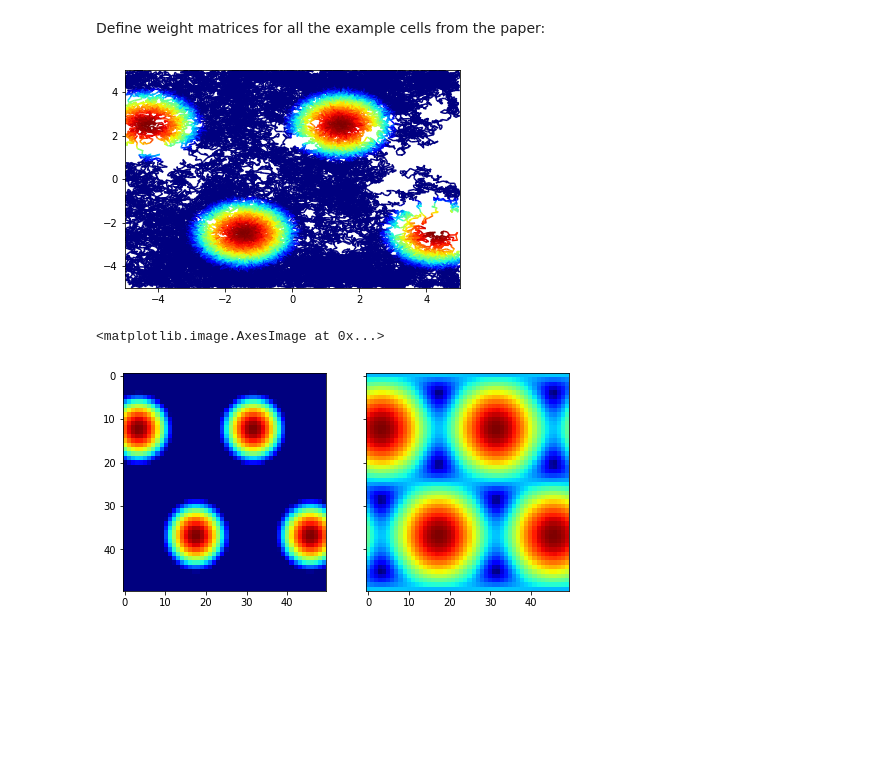
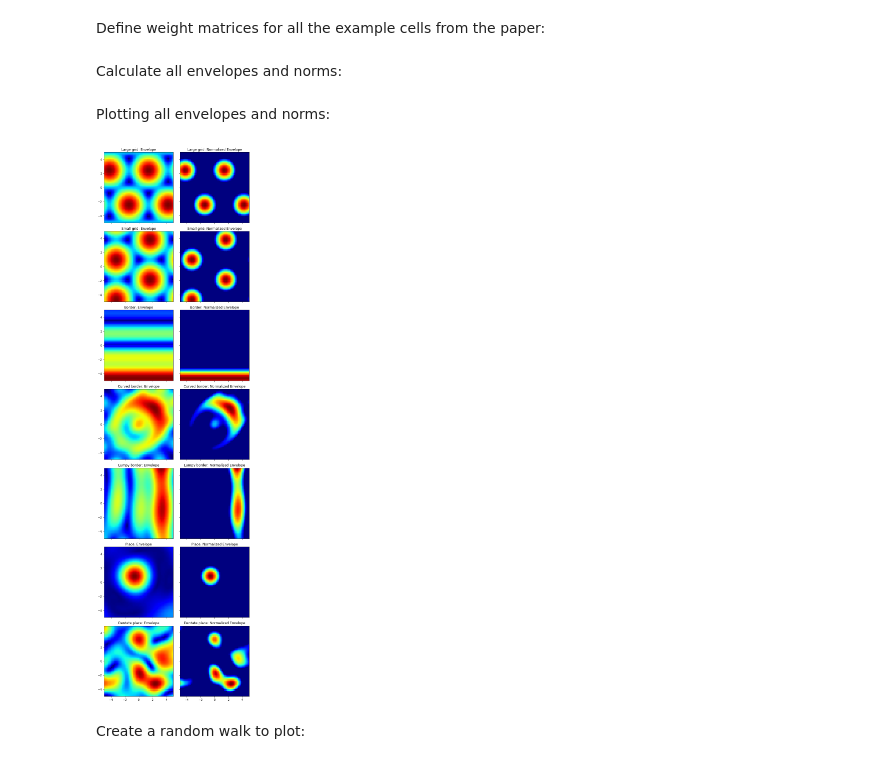
Before and after one commit to csmslab/hipposlam, a Jupyter notebook: welday.ipynb, the cells around one changed output. Cells and saved outputs as stored; diff of their text form; code cells hidden in the pictures; blank space fills up the shorter version.

```diff
--- a/welday.ipynb
+++ b/welday.ipynb
@@ -94,3 +91,5 @@ xx, yy = np.meshgrid(ss,ss)
+# %%
+size = 5
 # %% [markdown]
 Define weight matrices for all the example cells from the paper:
 # %%
@@ -133,5 +132,60 @@ weights_dplace = np.full([6,12],np.nan)
 weights_dplace[2,:] = [8,0,1,1,7,4,2,7,8,8,4,2]
 weights_dplace[3,:] = [3,0,3,0,5,0,1,4,5,9,9,11]
 weights_dplace[4,:] = [0,2,2,10,7,0,0,5,6,2,6,4]
+# %% [markdown]
+Calculate all envelopes and norms:
+# %%
+border_norm, border_env = vco.matrix_sum(VCOmatrix, weights_border,  size)
+lgrid_norm, lgrid_env   = vco.matrix_sum(VCOmatrix, weights_lgrid,   size)
+sgrid_norm, sgrid_env   = vco.matrix_sum(VCOmatrix, weights_sgrid,   size)
+place_norm, place_env   = vco.matrix_sum(VCOmatrix, weights_place,   size)
+cbord_norm, cbord_env   = vco.matrix_sum(VCOmatrix, weights_cborder, size)
+lbord_norm, lbord_env   = vco.matrix_sum(VCOmatrix, weights_lborder, size)
+dplace_norm, dplace_env = vco.matrix_sum(VCOmatrix, weights_dplace,  size)
+# %% [markdown]
+Plotting all envelopes and norms:
+# %%
+fig, axs = plt.subplots(7,2,sharex=True,sharey=True,figsize=(8,28))
+
+axs[0][0].imshow(lgrid_env, aspect='auto', cmap='jet', extent=(-size,size,-size,size))
+axs[0][0].set_title('Large grid: Envelope')
+axs[0][1].imshow(lgrid_norm, aspect='auto', cmap='jet', extent=(-size,size,-size,size))
+axs[0][1].set_title('Large grid: Normalized Envelope')
+
+axs[1][0].imshow(sgrid_env, aspect='auto', cmap='jet', extent=(-size,size,-size,size))
+axs[1][0].set_title('Small grid: Envelope')
+axs[1][1].imshow(sgrid_norm, aspect='auto', cmap='jet', extent=(-size,size,-size,size))
+axs[1][1].set_title('Small grid: Normalized Envelope')
+
+axs[2][0].imshow(border_env, aspect='auto', cmap='jet', extent=(-size,size,-size,size))
+axs[2][0].set_title('Border: Envelope')
+axs[2][1].imshow(border_norm, aspect='auto', cmap='jet', extent=(-size,size,-size,size))
+axs[2][1].set_title('Border: Normalized Envelope')
+
+axs[3][0].imshow(cbord_env, aspect='auto', cmap='jet', extent=(-size,size,-size,size))
+axs[3][0].set_title('Curved border: Envelope')
+axs[3][1].imshow(cbord_norm, aspect='auto', cmap='jet', extent=(-size,size,-size,size))
+axs[3][1].set_title('Curved border: Normalized Envelope')
+
+axs[4][0].imshow(lbord_env, aspect='auto', cmap='jet', extent=(-size,size,-size,size))
+axs[4][0].set_title('Lumpy border: Envelope')
+axs[4][1].imshow(lbord_norm, aspect='auto', cmap='jet', extent=(-size,size,-size,size))
+axs[4][1].set_title('Lumpy border: Normalized Envelope')
+
+axs[5][0].imshow(place_env, aspect='auto', cmap='jet', extent=(-size,size,-size,size))
+axs[5][0].set_title('Place: Envelope')
+axs[5][1].imshow(place_norm, aspect='auto', cmap='jet', extent=(-size,size,-size,size))
+axs[5][1].set_title('Place: Normalized Envelope')
+
+axs[6][0].imshow(dplace_env, aspect='auto', cmap='jet', extent=(-size,size,-size,size))
+axs[6][0].set_title('Dentate place: Envelope')
+axs[6][1].imshow(dplace_norm, aspect='auto', cmap='jet', extent=(-size,size,-size,size))
+axs[6][1].set_title('Dentate place: Normalized Envelope')
+
+plt.tight_layout()
+# %% [output]
+[figure, added]
+# %% [markdown]
+Create a random walk to plot:
 # %%
 N=75000
@@ -141,11 +192,0 @@ lgrid_norm, lgrid_env = vco.matrix_sum(VCOmatrix, weights_lgrid, 5)
-# %%
-vco.plot_randwalk(path, vco.matrix_sum_rw(VCOmatrix, weights_lgrid, path))
-# %% [output]
-[figure, removed]
-# %%
-fig, axs = plt.subplots(1,2,sharex=True,sharey=True,figsize=(8,4))
-axs[0].imshow(lgrid_norm, aspect='auto', cmap='jet')
-axs[1].imshow(lgrid_env, aspect='auto', cmap='jet')
-# %% [output]
-<matplotlib.image.AxesImage at 0x...>
-[figure, removed]
```
Also changed, not shown: parts of 72 cells of this notebook, 2 other files.
